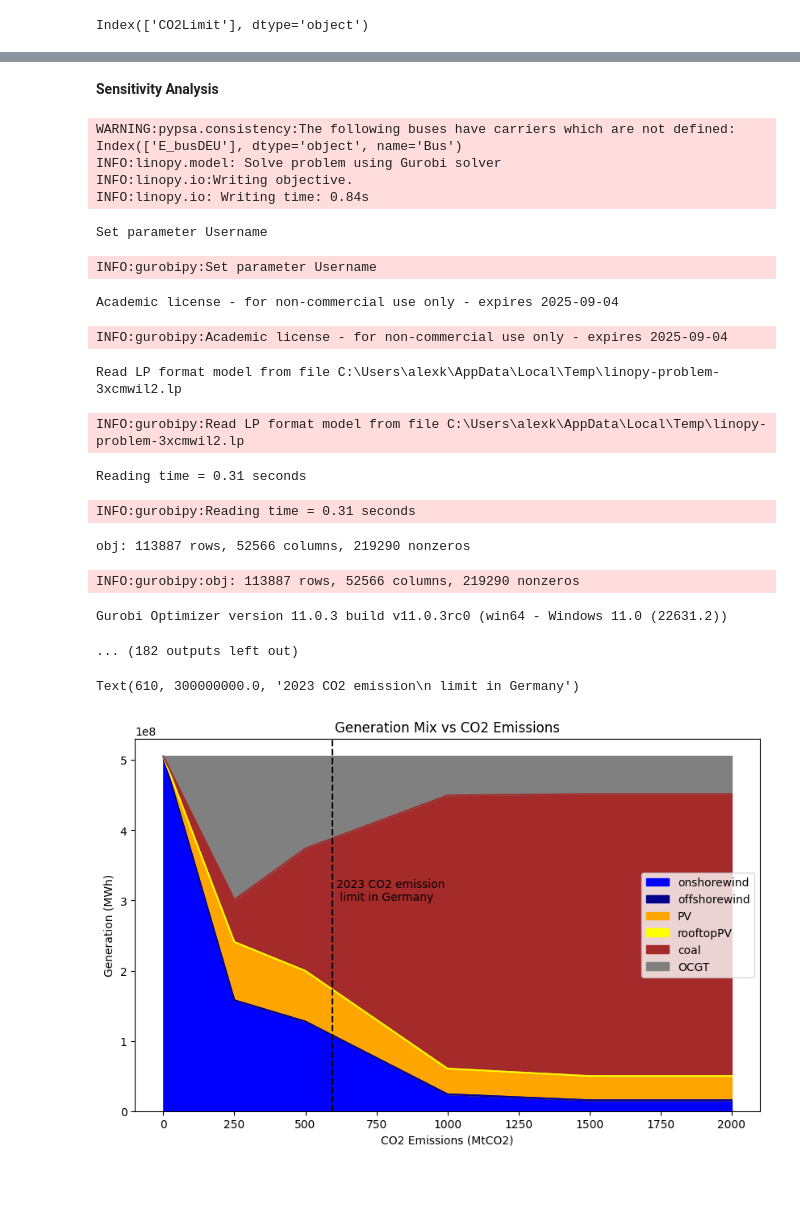
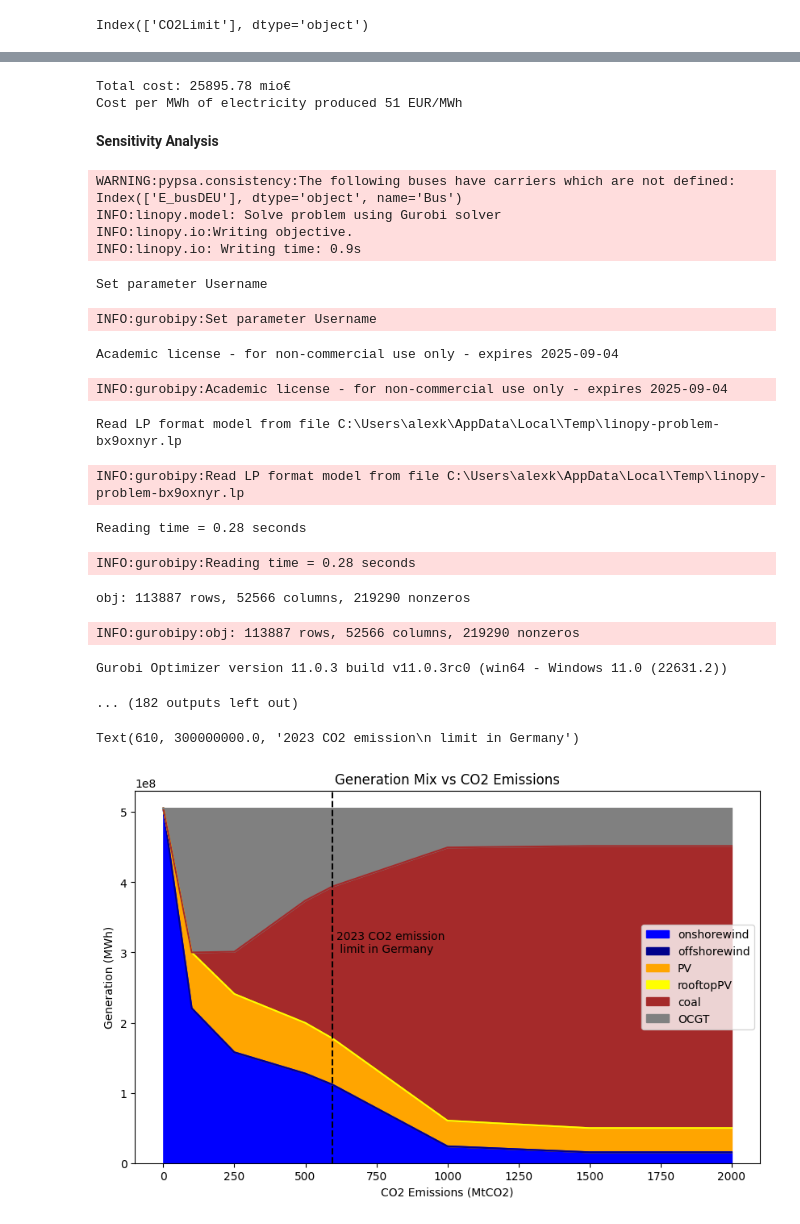
Before and after one commit to alex-catruc/IntegratedEG, a Jupyter notebook: Assignment.ipynb, the cells around one changed output, grey strips where cells are left out. Cells and saved outputs as stored; diff of their text form; code cells hidden in the pictures; blank space fills up the shorter version.

```diff
--- a/Assignment.ipynb
+++ b/Assignment.ipynb
@@ -398,3 +432,9 @@ Text(0.5, 1.07, 'Electricity mix')
+# %%
+print(f"Total cost: {round(network.objective/1000000,2)} mio€")
+print(f"Cost per MWh of electricity produced {round(float(network.objective/network.loads_t.p.sum().iloc[0]))} EUR/MWh")
+# %% [output]
+Total cost: 25895.78 mio€
+Cost per MWh of electricity produced 51 EUR/MWh
 # %% [markdown]
 __Sensitivity Analysis__
 # %%
@@ -406,7 +446,17 @@ rooftop = []
 coal = []
 ocgt = []
 
-for co2 in [2000, 1500, 1000, 500, 250, 0]: # in MtCO2
+onwind_cap = []
+offwind_cap = []
+pv_cap = []
+rooftop_cap = []
+coal_cap = []
+ocgt_cap = []
+
+co2_tax = []
+
+
+for co2 in [2000, 1500, 1000, 596, 500, 250, 100, 0]: # in MtCO2
     network.global_constraints.loc["CO2Limit", "constant"] = co2 * 1e6
     network.optimize(solver_name="gurobi")
     systemcost.append(network.objective / 1e6)  # in million euros
@@ -416,20 +466,29 @@ for co2 in [2000, 1500, 1000, 500, 250, 0]: # in MtCO2
     rooftop.append(network.generators_t.p["rooftopPV"].sum())
     coal.append(network.generators_t.p["coal"].sum())
     ocgt.append(network.generators_t.p["OCGT"].sum())
+
+    onwind_cap.append(network.generators.p_nom_opt.loc["onshorewind"])
+    offwind_cap.append(network.generators.p_nom_opt.loc["offshorewind"])
+    pv_cap.append(network.generators.p_nom_opt.loc["PV"])
+    rooftop_cap.append(network.generators.p_nom_opt.loc["rooftopPV"])
+    coal_cap.append(network.generators.p_nom_opt.loc["coal"])
+    ocgt_cap.append(network.generators.p_nom_opt.loc["OCGT"])
+
+    co2_tax.append(-network.global_constraints.mu['CO2Limit'])
 # %% [output]
 WARNING:pypsa.consistency:The following buses have carriers which are not defined:
 Index(['E_busDEU'], dtype='object', name='Bus')
 INFO:linopy.model: Solve problem using Gurobi solver
 INFO:linopy.io:Writing objective.
-INFO:linopy.io: Writing time: 0.84s
+INFO:linopy.io: Writing time: 0.9s
 Set parameter Username
 INFO:gurobipy:Set parameter Username
 Academic license - for non-commercial use only - expires 2025-09-04
 INFO:gurobipy:Academic license - for non-commercial use only - expires 2025-09-04
-Read LP format model from file C:\Users\alexk\AppData\Local\Temp\linopy-problem-3xcmwil2.lp
+Read LP format model from file C:\Users\alexk\AppData\Local\Temp\linopy-problem-bx9oxnyr.lp
-INFO:gurobipy:Read LP format model from file C:\Users\alexk\AppData\Local\Temp\linopy-problem-3xcmwil2.lp
+INFO:gurobipy:Read LP format model from file C:\Users\alexk\AppData\Local\Temp\linopy-problem-bx9oxnyr.lp
-Reading time = 0.31 seconds
+Reading time = 0.28 seconds
-INFO:gurobipy:Reading time = 0.31 seconds
+INFO:gurobipy:Reading time = 0.28 seconds
 obj: 113887 rows, 52566 columns, 219290 nonzeros
 INFO:gurobipy:obj: 113887 rows, 52566 columns, 219290 nonzeros
 Gurobi Optimizer version 11.0.3 build v11.0.3rc0 (win64 - Windows 11.0 (22631.2))
@@ -437,23 +496,23 @@ Gurobi Optimizer version 11.0.3 build v11.0.3rc0 (win64 - Windows 11.0 (22631.2)
 # %%
 results = pd.DataFrame(
     np.array([onwind, offwind, pv, rooftop, coal, ocgt]).T,
     columns=["onshorewind", "offshorewind", "PV", "rooftopPV", "coal", "OCGT"],
-    index=[2000, 1500, 1000, 500, 250, 0],
+    index=[2000, 1500, 1000, 596, 500, 250, 100, 0],
 )
 results.plot.area(
     stacked=True,
     title="Generation Mix vs CO2 Emissions",
     ylabel="Generation (MWh)",
     xlabel="CO2 Emissions (MtCO2)",
     color=colors,
     figsize=(10, 6),
 )
 plt.vlines(
     596, 0, 6e8, color="black", linestyle="--", label="2023 CO2 emission limit"
 )
 plt.text(
     610, 3e8, "2023 CO2 emission\n limit in Germany", color="black", fontsize=10, ha="left"
 )
 # %% [output]
 Text(610, 300000000.0, '2023 CO2 emission\n limit in Germany')
-[figure, old version]
+[figure, new version]
```
Also changed, not shown: parts of 33 cells of this notebook, 1 other file.
